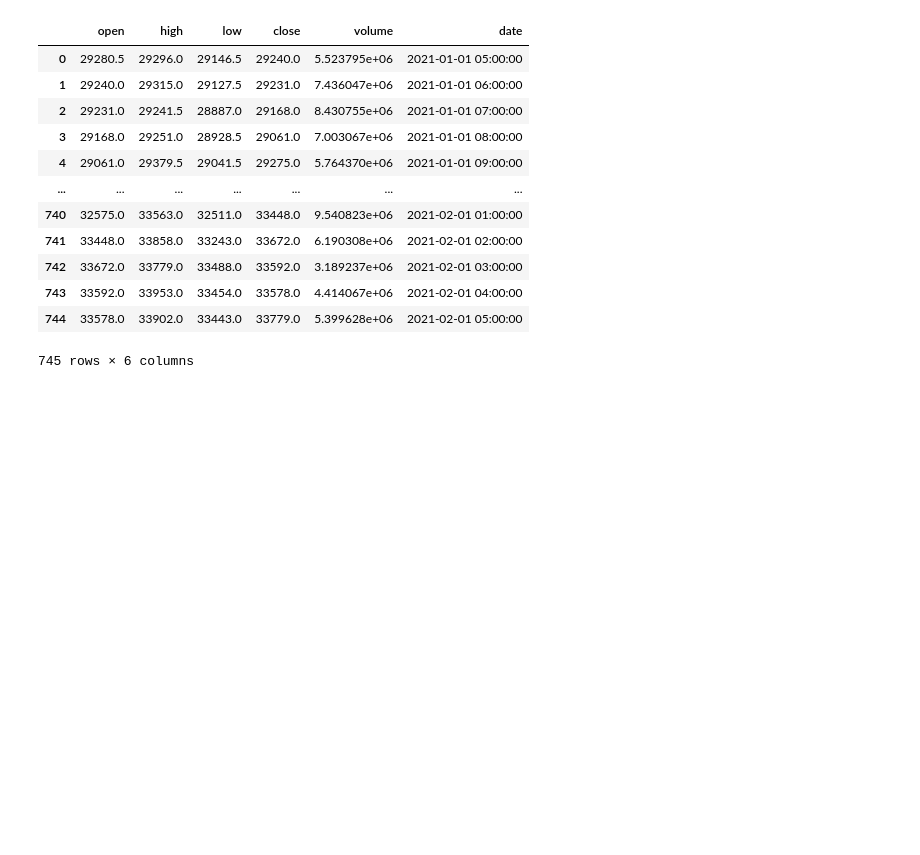
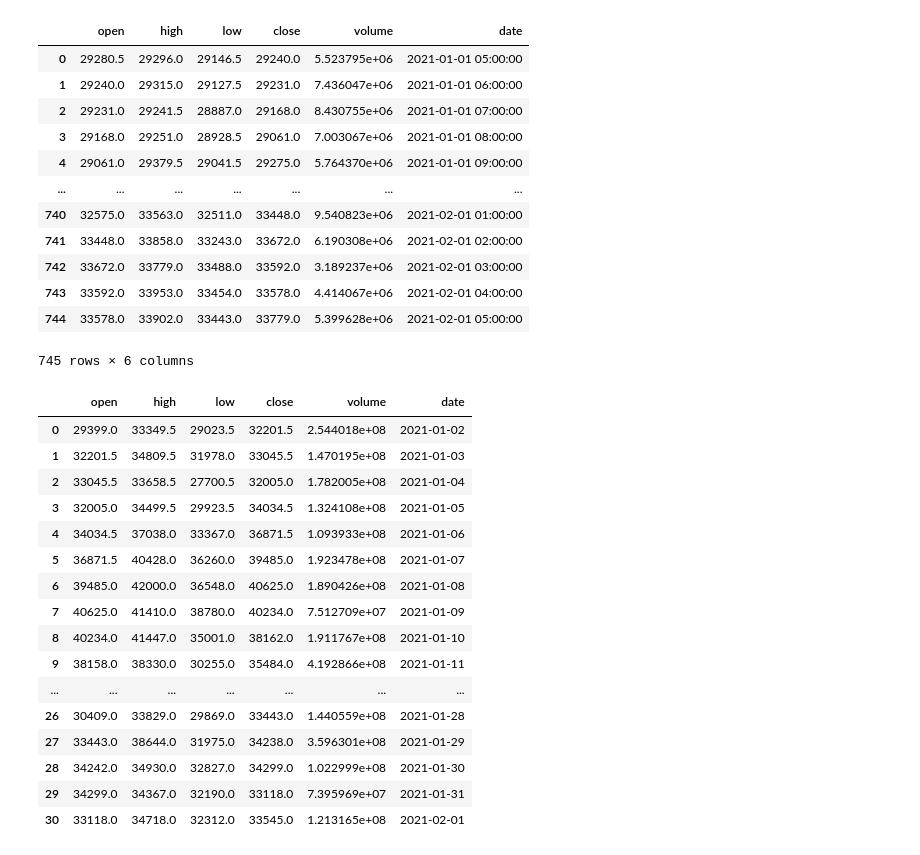
Before and after one commit to RJK00/BTCUSD-analysis, a Jupyter notebook: Proj1.ipynb, the cells around one changed output. Cells and saved outputs as stored; diff of their text form; code cells hidden in the pictures; blank space fills up the shorter version.

```diff
--- a/Proj1.ipynb
+++ b/Proj1.ipynb
@@ -107,42 +107,68 @@ df_2021
 | 744 | 33578.0 | 33902.0 | 33443.0 | 33779.0 | 5.399628e+06 | 2021-02-01 05:00:00 |
 745 rows × 6 columns
 # %%
-def get_historical2022(m, d, n_months):
+def historical2021_daily(m, d, n_months):
     while n_months > 0:
         #fetch data for the first month beginning with the start date
         if m == m:
 
-            start_date = datetime(2022, m, d).timestamp()
-            end_date = datetime(2022, m+1, d).timestamp()
+            start_date = datetime(2021, m, d).timestamp()
+            end_date = datetime(2021, m+1, d).timestamp()
 
             historical = requests.get(
-                f'{request_url}/candles?resolution={hourly}&start_time={start_date}&end_time={end_date}'
+                f'{request_url}/candles?resolution={daily}&start_time={start_date}&end_time={end_date}'
                 ).json()
 
-            df = pd.DataFrame(historical['result'])
+            df_2021_dy = pd.DataFrame(historical['result'])
 
             #add 1 to starting month
             m += m
 
         #fetch data for the next month
         else:
-            start_date = datetime(y, m, d).timestamp()
-            end_date = datetime(y, m+1, d).timestamp()
+            start_date = datetime(2021, m, d).timestamp()
+            end_date = datetime(2021, m+1, d).timestamp()
 
             historical = requests.get(
-                f'{request_url}/candles?resolution={hourly}&start_time={start_date}&end_time={end_date}'
+                f'{request_url}/candles?resolution={daily}&start_time={start_date}&end_time={end_date}'
                 ).json()
 
-            #convert json to pd df and append all rows except for the first repeating row to df
+            #convert json to pd df_2022_hr and append all rows except for the first repeating row to df_2022_hr
             next_month = pd.DataFrame(historical['result'])
-            df.append(next_month.iloc[1: , :])
+            df_2021_dy.append(next_month.iloc[1: , :])
 
 
             #add 1 to starting month
             m += m
         #subtract n_months counter
         n_months -= n_months
     else:
-        return df
+        return df_2021_dy
 
-get_historical2021(1,1,4)
+
+df_2021_dy = historical2021_daily(1,1,4)
+
+#convert to datetime and drop unnecessary rows df_2021
+df_2021_dy['date'] = pd.to_datetime(df_2021_dy['time']/1000, unit='s', origin='unix')
+
+df_2021_dy.drop(['startTime', 'time'], axis=1, inplace=True)
+
+df_2021_dy
+# %% [output]
+|  | open | high | low | close | volume | date |
+| 0 | 29399.0 | 33349.5 | 29023.5 | 32201.5 | 2.544018e+08 | 2021-01-02 |
+| 1 | 32201.5 | 34809.5 | 31978.0 | 33045.5 | 1.470195e+08 | 2021-01-03 |
+| 2 | 33045.5 | 33658.5 | 27700.5 | 32005.0 | 1.782005e+08 | 2021-01-04 |
+| 3 | 32005.0 | 34499.5 | 29923.5 | 34034.5 | 1.324108e+08 | 2021-01-05 |
+| 4 | 34034.5 | 37038.0 | 33367.0 | 36871.5 | 1.093933e+08 | 2021-01-06 |
+| 5 | 36871.5 | 40428.0 | 36260.0 | 39485.0 | 1.923478e+08 | 2021-01-07 |
+| 6 | 39485.0 | 42000.0 | 36548.0 | 40625.0 | 1.890426e+08 | 2021-01-08 |
+| 7 | 40625.0 | 41410.0 | 38780.0 | 40234.0 | 7.512709e+07 | 2021-01-09 |
+| 8 | 40234.0 | 41447.0 | 35001.0 | 38162.0 | 1.911767e+08 | 2021-01-10 |
+| 9 | 38158.0 | 38330.0 | 30255.0 | 35484.0 | 4.192866e+08 | 2021-01-11 |
+| ... | ... | ... | ... | ... | ... | ... |
+| 26 | 30409.0 | 33829.0 | 29869.0 | 33443.0 | 1.440559e+08 | 2021-01-28 |
+| 27 | 33443.0 | 38644.0 | 31975.0 | 34238.0 | 3.596301e+08 | 2021-01-29 |
+| 28 | 34242.0 | 34930.0 | 32827.0 | 34299.0 | 1.022999e+08 | 2021-01-30 |
+| 29 | 34299.0 | 34367.0 | 32190.0 | 33118.0 | 7.395969e+07 | 2021-01-31 |
+| 30 | 33118.0 | 34718.0 | 32312.0 | 33545.0 | 1.213165e+08 | 2021-02-01 |
```
Also changed, not shown: parts of 4 cells of this notebook, 2 other files.
